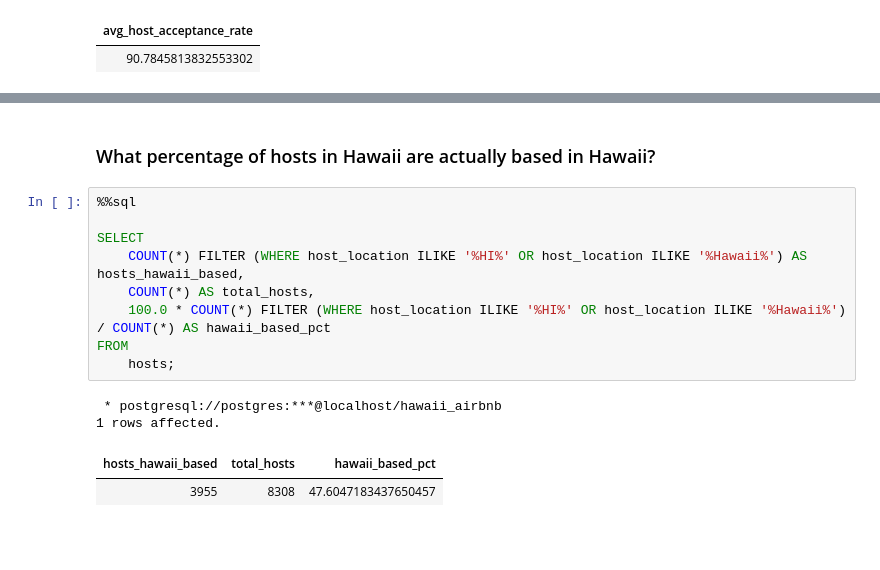
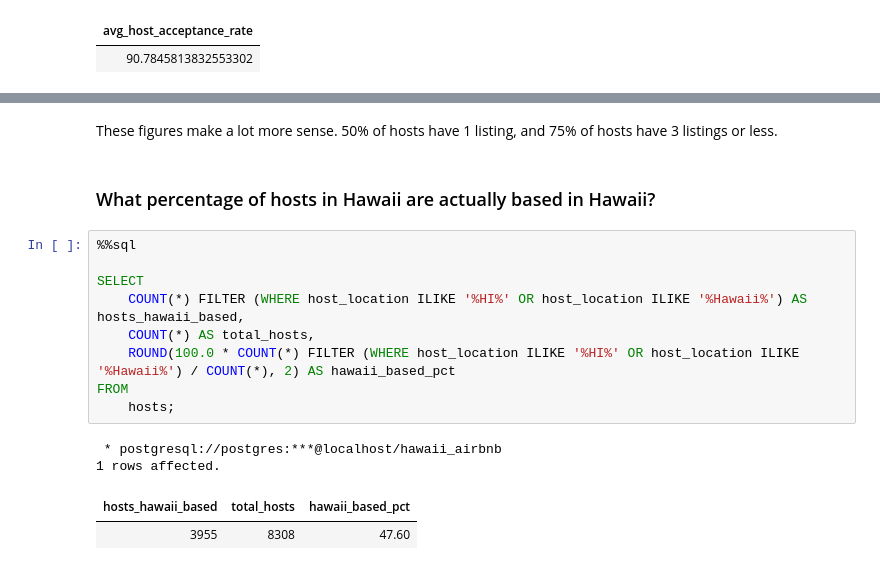
Before and after one commit to kaistops/Hawaii-Airbnb-Analysis, a Jupyter notebook: hawaii_airbnb_analysis.ipynb, the cells around one changed output, grey strips where cells are left out. Drawn from its saved outputs; the diff is of its cells as text; blank space fills up the shorter version.

```diff
--- a/hawaii_airbnb_analysis.ipynb
+++ b/hawaii_airbnb_analysis.ipynb
@@ -1398,16 +1441,18 @@ FROM hosts;
+# %% [markdown]
+These figures make a lot more sense. 50% of hosts have 1 listing, and 75% of hosts have 3 listings or less.
 # %% [markdown]
 ### What percentage of hosts in Hawaii are actually based in Hawaii?
 # %%
 %%sql
 
 SELECT
     COUNT(*) FILTER (WHERE host_location ILIKE '%HI%' OR host_location ILIKE '%Hawaii%') AS hosts_hawaii_based,
     COUNT(*) AS total_hosts,
-    100.0 * COUNT(*) FILTER (WHERE host_location ILIKE '%HI%' OR host_location ILIKE '%Hawaii%') / COUNT(*) AS hawaii_based_pct
+    ROUND(100.0 * COUNT(*) FILTER (WHERE host_location ILIKE '%HI%' OR host_location ILIKE '%Hawaii%') / COUNT(*), 2) AS hawaii_based_pct
 FROM
     hosts;
 # %% [output]
  * postgresql://postgres:***@localhost/hawaii_airbnb
 1 rows affected.
 | hosts_hawaii_based | total_hosts | hawaii_based_pct |
-| 3955 | 8308 | 47.6047183437650457 |
+| 3955 | 8308 | 47.60 |
```
Also changed, not shown: parts of 30 cells of this notebook.
